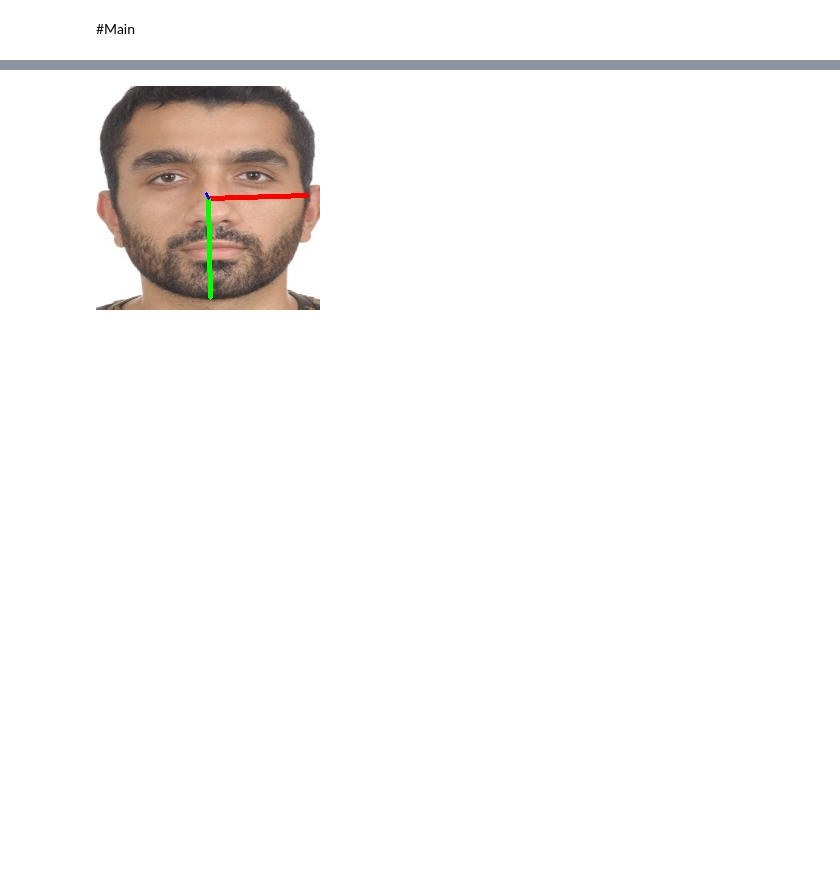
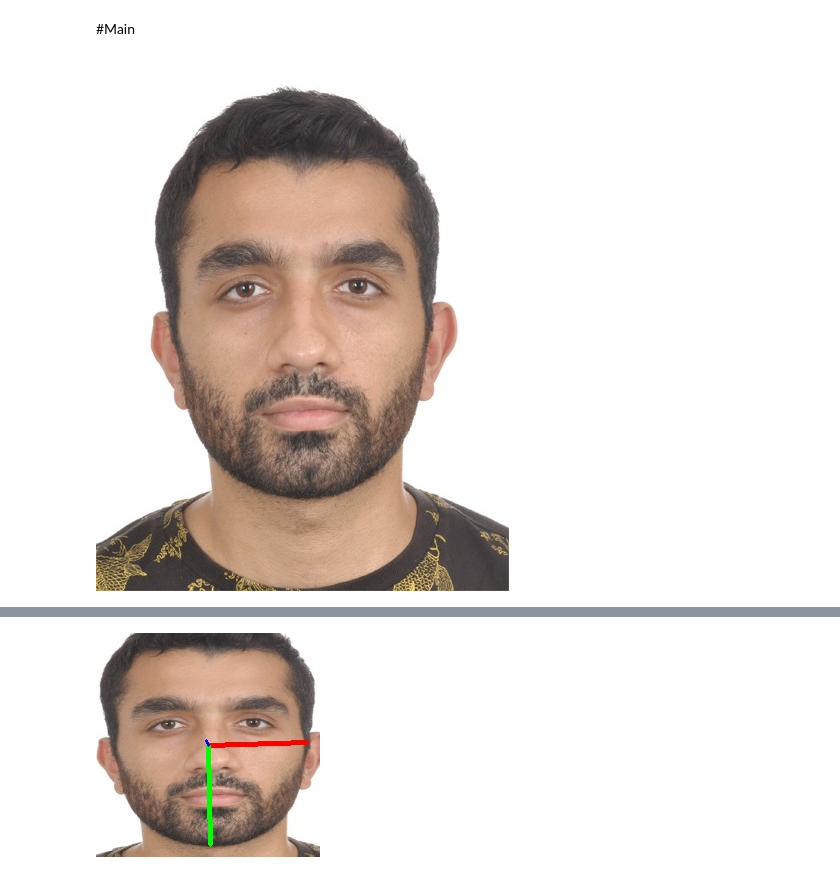
Before and after one commit to karaposu/FaceAlignmentExamples, a Jupyter notebook: Hopenet/Hopenet.ipynb, the cells around one changed output, grey strips where cells are left out. Cells and saved outputs as stored; diff of their text form; code cells hidden in the pictures; blank space fills up the shorter version.

```diff
--- a/Hopenet/Hopenet.ipynb
+++ b/Hopenet/Hopenet.ipynb
@@ -334,0 +339,8 @@ test("/content/testdata.jpg", draw_axis=True)
+# %%
+# testimgPath="/content/HeadOrientationExamples/Hopenet/testimages/personne11252+0+90.jpg"
+testimgPath="/content/HeadOrientationExamples/Hopenet/testdata.jpg"
+img=cv2.imread(testimgPath)
+from google.colab.patches import cv2_imshow
+cv2_imshow(img)
+# %% [output]
+[figure, added]
```
Also changed, not shown: parts of 6 cells of this notebook.
